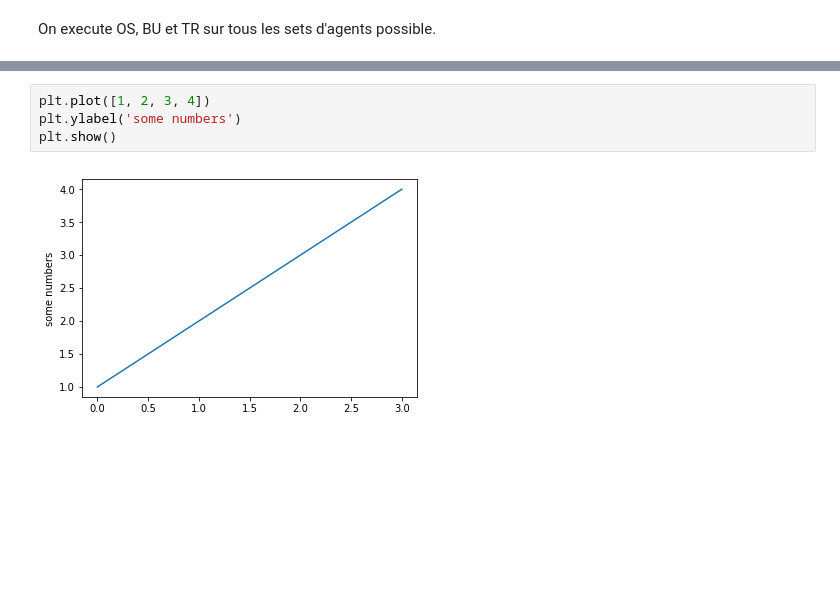
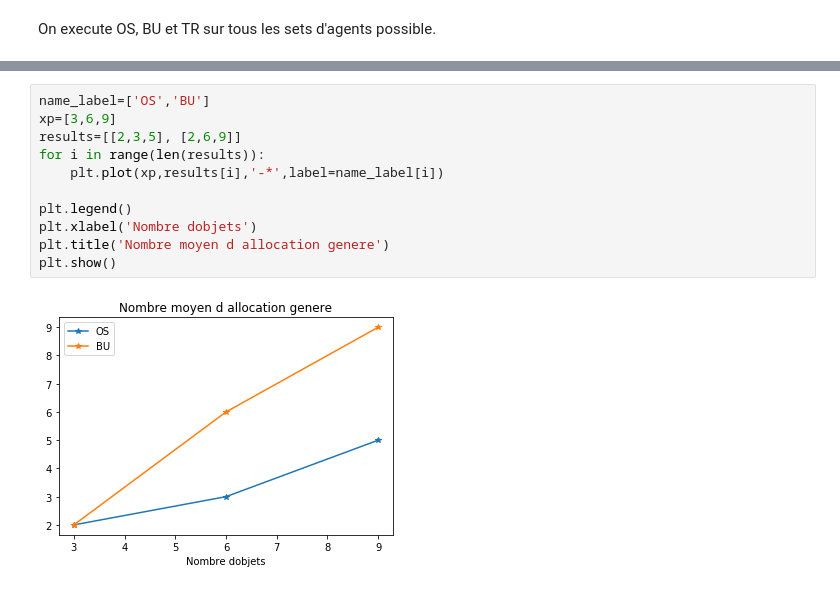
Before and after one commit to elias-hanna/3_player_fair_div, a Jupyter notebook: 3_player_fair_div.ipynb, the cells around one changed output, grey strips where cells are left out. Cells and saved outputs as stored; diff of their text form; blank space fills up the shorter version.

Commit message:
add plot

```diff
--- a/3_player_fair_div.ipynb
+++ b/3_player_fair_div.ipynb
@@ -160,9 +166,16 @@ True
 -------------------
 216th set
 The prefs for all agents are the same, useless to think about it
-# %%
-plt.plot([1, 2, 3, 4])
-plt.ylabel('some numbers')
-plt.show()
-# %% [output]
-[figure, removed]
+# %%
+name_label=['OS','BU']
+xp=[3,6,9]
+results=[[2,3,5], [2,6,9]]
+for i in range(len(results)):
+    plt.plot(xp,results[i],'-*',label=name_label[i])
+
+plt.legend()
+plt.xlabel('Nombre dobjets')
+plt.title('Nombre moyen d allocation genere')
+plt.show()
+# %% [output]
+[figure, added]
```
Also changed, not shown: parts of 8 cells of this notebook, 3 other files.
